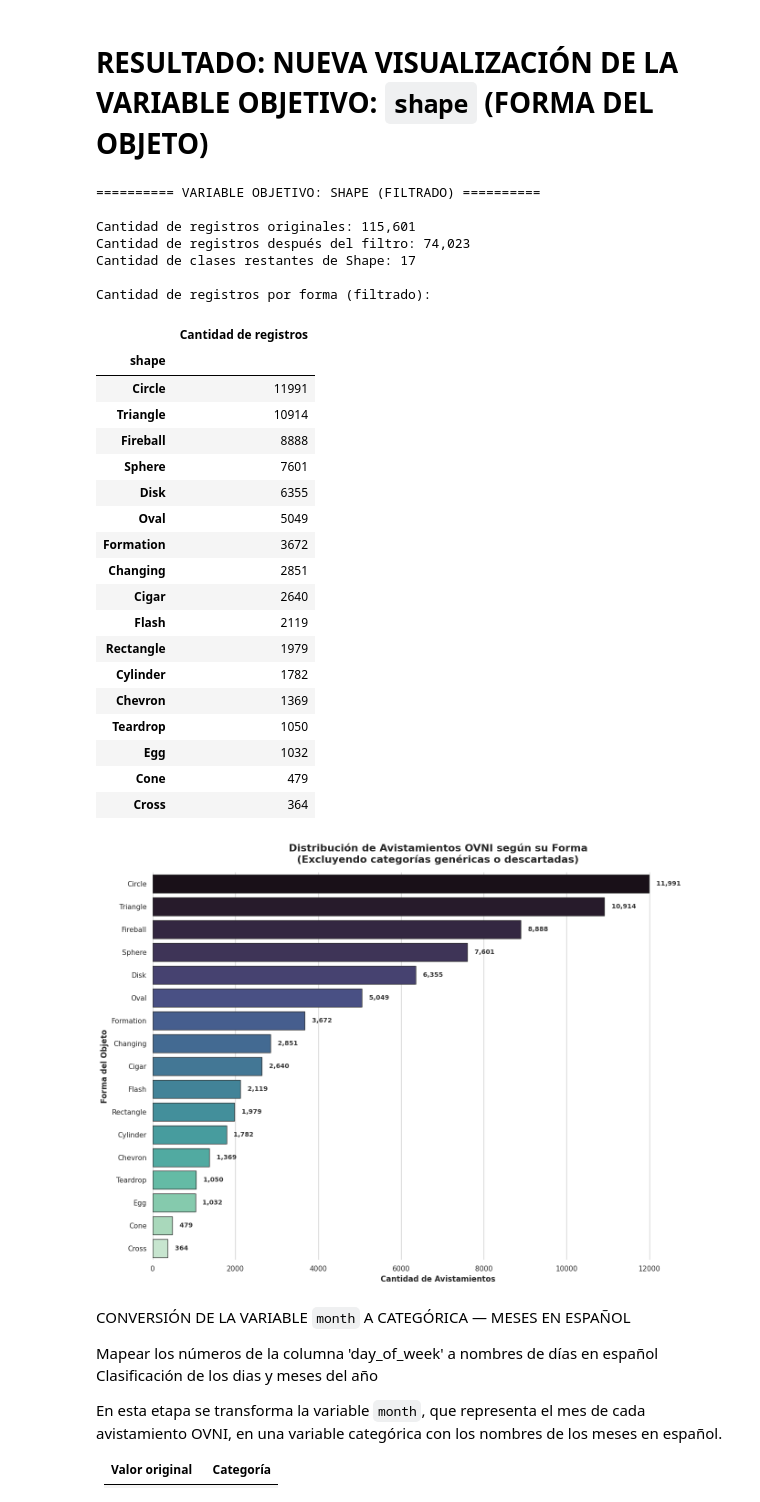
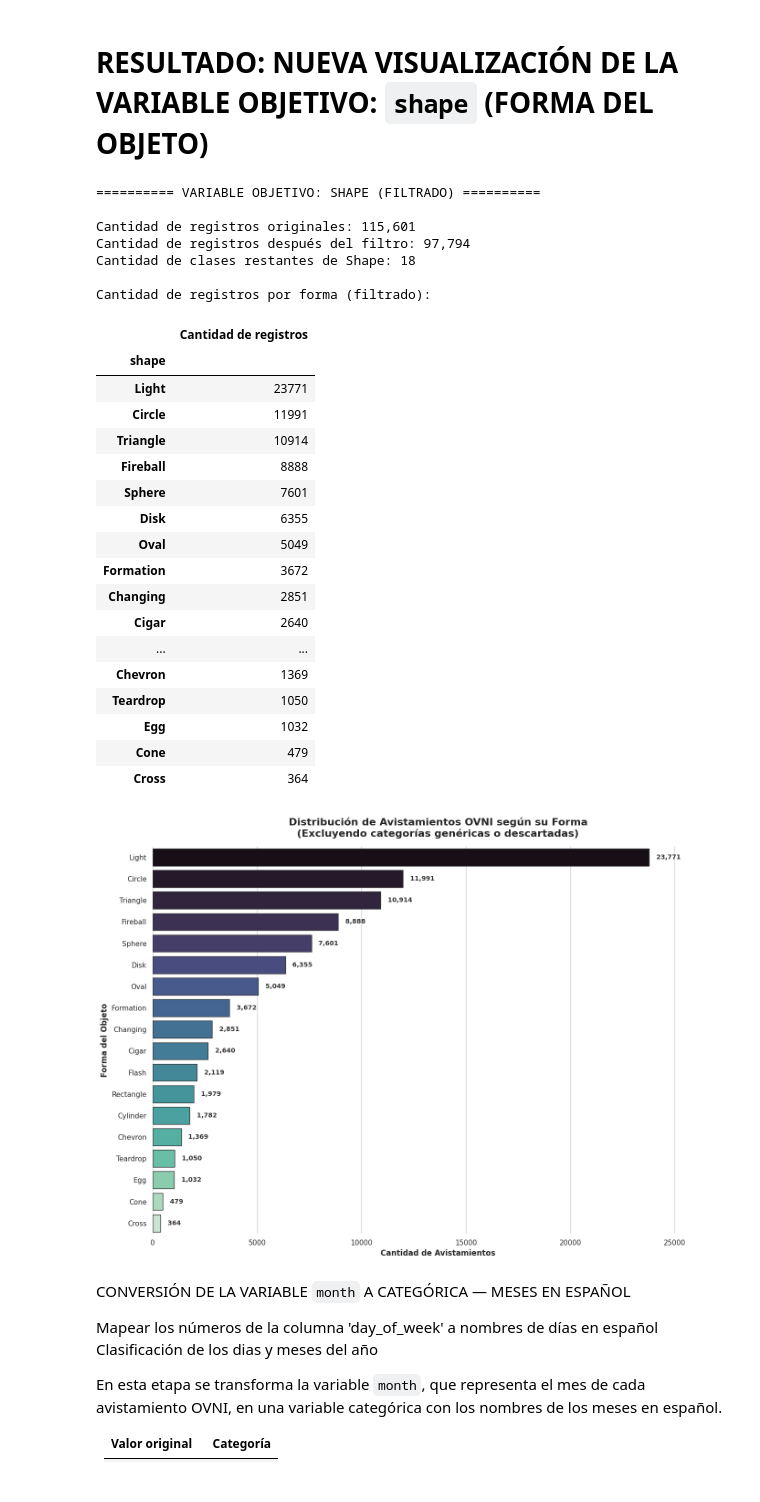
Before and after one commit to arieltunon74/Aprendizaje_automatico_parcial_2026, a Jupyter notebook: notebooks/01 - Preprocesamiento y Escalado/01_Limpieza_y_Preprocesamiento_.ipynb, the cells around one changed output. Drawn from its saved outputs; the diff is of its cells as text; code cells hidden in the pictures.

```diff
--- a/notebooks/01 - Preprocesamiento y Escalado/01_Limpieza_y_Preprocesamiento.ipynb
+++ b/notebooks/01 - Preprocesamiento y Escalado/01_Limpieza_y_Preprocesamiento_.ipynb
@@ -633,30 +414,3 @@ posted_date       0
 # 2. Normalización de formatos y categorías.
 # %% [markdown]
 ESTANDARIZACIÓN DE FECHAS Y HORAS
-# %%
-import matplotlib.pyplot as plt
-import seaborn as sns
-
-# Agrupar y contar los registros por año
-avistamientos_por_anio = df['year'].value_counts().sort_index()
-
-# Configurar el estilo visual
-sns.set_theme(style="whitegrid")
-plt.figure(figsize=(15, 6))
-
-# Crear el gráfico de barras para visualizar la cantidad de registros por año
-ax = sns.barplot(
-    x=avistamientos_por_anio.index.astype(int),
-    y=avistamientos_por_anio.values,
-    palette="viridis",
-    edgecolor=".2"
-)
-
-# Personalizar el gráfico
-plt.title("Distribución de Registros de Avistamientos por Año", fontsize=16, fontweight="bold", pad=15)
-plt.xlabel("Año", fontsize=12)
-plt.ylabel("Cantidad de Avistamientos", fontsize=12)
-plt.xticks(rotation=90, fontsize=9)  # Rotar etiquetas para mejor lectura
-
-plt.tight_layout()
-plt.show()
@@ -1583,7 +1324,7 @@ sns.set_theme(style="whitegrid")
 
 # 1. Definir la lista de formas a descartar (en minúsculas)
 descartar = [
-    "light", "other", "unknown", "delta", "crescent",
+    "other", "unknown", "delta", "crescent",
     "round", "diamond", "hexagon", "flare", "dome", "pyramid","2013"
 ]
 
@@ -1647,39 +1388,38 @@ for i, valor in enumerate(frecuencias.values):
         fontsize=10,
         fontweight="semibold",
         color="#333333"
     )
 
 sns.despine(left=True, bottom=True)
 plt.tight_layout()
 plt.show()
 # %% [output]
 ========== VARIABLE OBJETIVO: SHAPE (FILTRADO) ==========
 
 Cantidad de registros originales: 115,601
-Cantidad de registros después del filtro: 74,023
-Cantidad de clases restantes de Shape: 17
+Cantidad de registros después del filtro: 97,794
+Cantidad de clases restantes de Shape: 18
 
 Cantidad de registros por forma (filtrado):
 |  | Cantidad de registros |
 | shape |  |
+| Light | 23771 |
 | Circle | 11991 |
 | Triangle | 10914 |
 | Fireball | 8888 |
 | Sphere | 7601 |
 | Disk | 6355 |
 | Oval | 5049 |
 | Formation | 3672 |
 | Changing | 2851 |
 | Cigar | 2640 |
-| Flash | 2119 |
-| Rectangle | 1979 |
-| Cylinder | 1782 |
+| ... | ... |
 | Chevron | 1369 |
 | Teardrop | 1050 |
 | Egg | 1032 |
 | Cone | 479 |
 | Cross | 364 |
-[figure, old version]
+[figure, new version]
 # %% [markdown]
 
 CONVERSIÓN DE LA VARIABLE `month` A CATEGÓRICA — MESES EN ESPAÑOL
```
Also changed, not shown: parts of 47 cells of this notebook, 6 other files.
